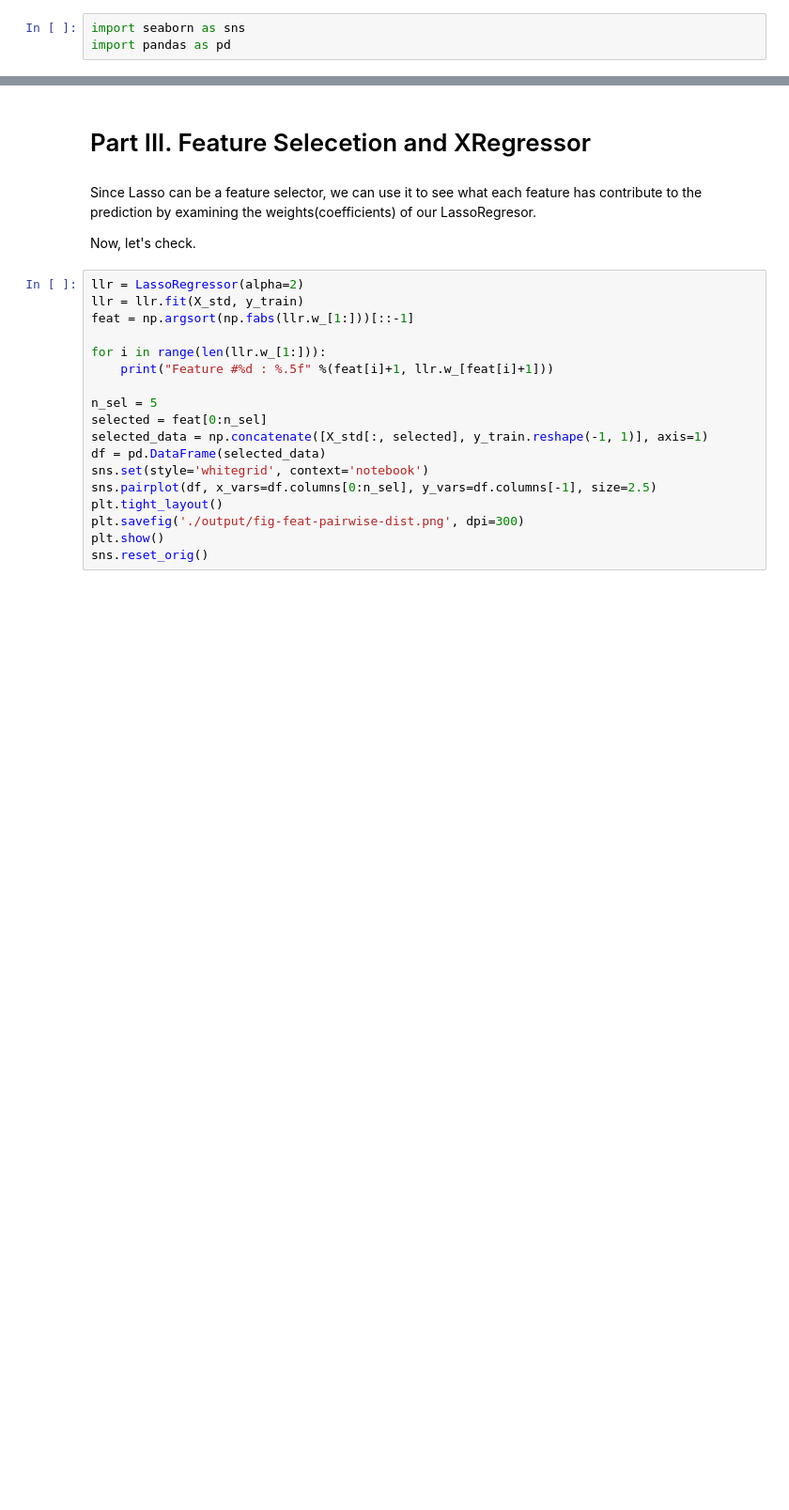
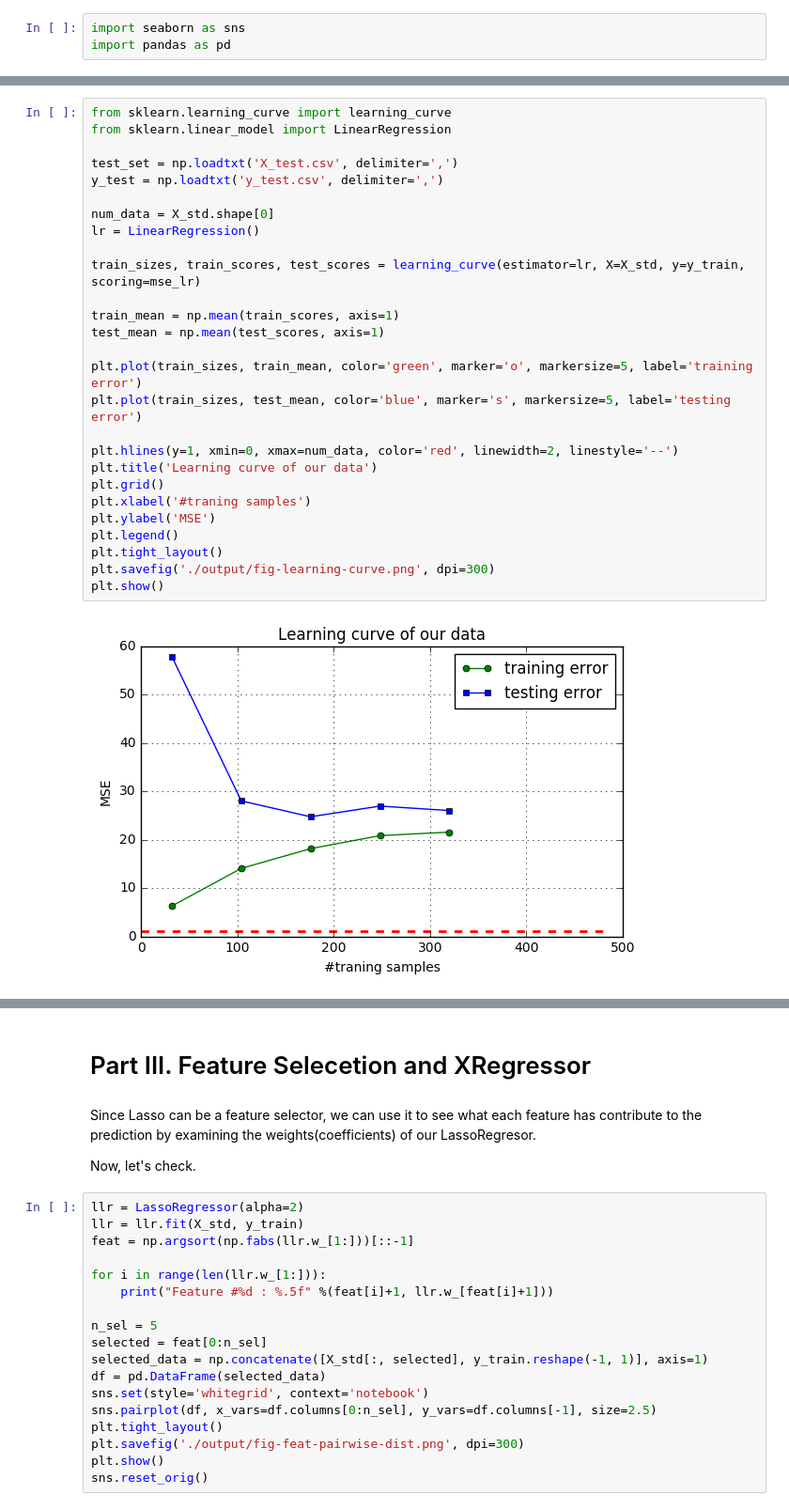
Before and after one commit to LemonATsu/iPynb-Lasso-Regressor, a Jupyter notebook: Lab05_102062207.ipynb, the cells around one changed output, grey strips where cells are left out. Shown at 94% size. Saved outputs shown, nothing was run; the diff lists cells and outputs as text; blank space fills up the shorter version.

```diff
--- a/Lab05_102062207.ipynb
+++ b/Lab05_102062207.ipynb
@@ -282,0 +307,29 @@ By examining the explained variance ratio, we can find that some of the features
+# %%
+from sklearn.learning_curve import learning_curve
+from sklearn.linear_model import LinearRegression
+
+test_set = np.loadtxt('X_test.csv', delimiter=',')
+y_test = np.loadtxt('y_test.csv', delimiter=',')
+
+num_data = X_std.shape[0]
+lr = LinearRegression()
+
+train_sizes, train_scores, test_scores = learning_curve(estimator=lr, X=X_std, y=y_train, scoring=mse_lr)
+
+train_mean = np.mean(train_scores, axis=1)
+test_mean = np.mean(test_scores, axis=1)
+
+plt.plot(train_sizes, train_mean, color='green', marker='o', markersize=5, label='training error')
+plt.plot(train_sizes, test_mean, color='blue', marker='s', markersize=5, label='testing error')
+
+plt.hlines(y=1, xmin=0, xmax=num_data, color='red', linewidth=2, linestyle='--')
+plt.title('Learning curve of our data')
+plt.grid()
+plt.xlabel('#traning samples')
+plt.ylabel('MSE')
+plt.legend()
+plt.tight_layout()
+plt.savefig('./output/fig-learning-curve.png', dpi=300)
+plt.show()
+# %% [output]
+[figure, added]
```
Also changed, not shown: parts of 19 cells of this notebook.
